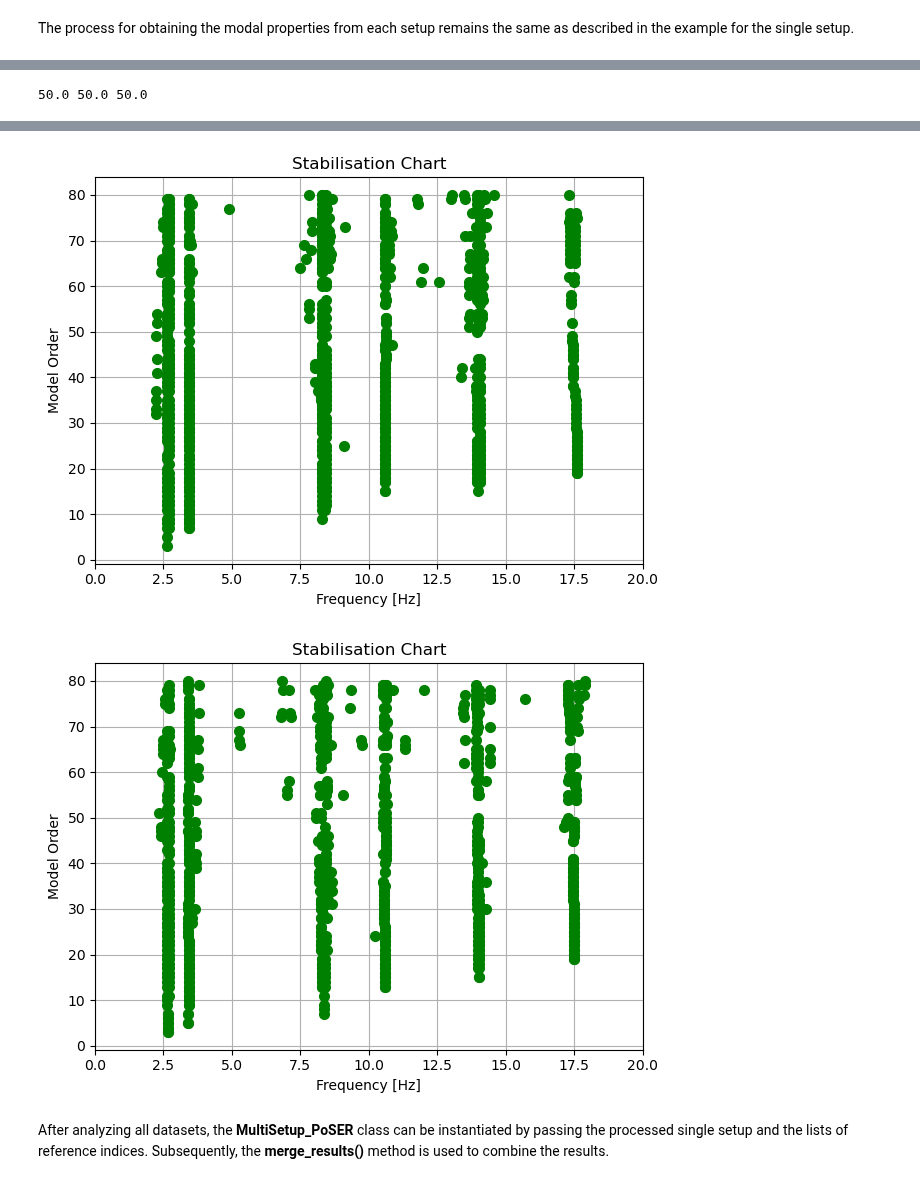
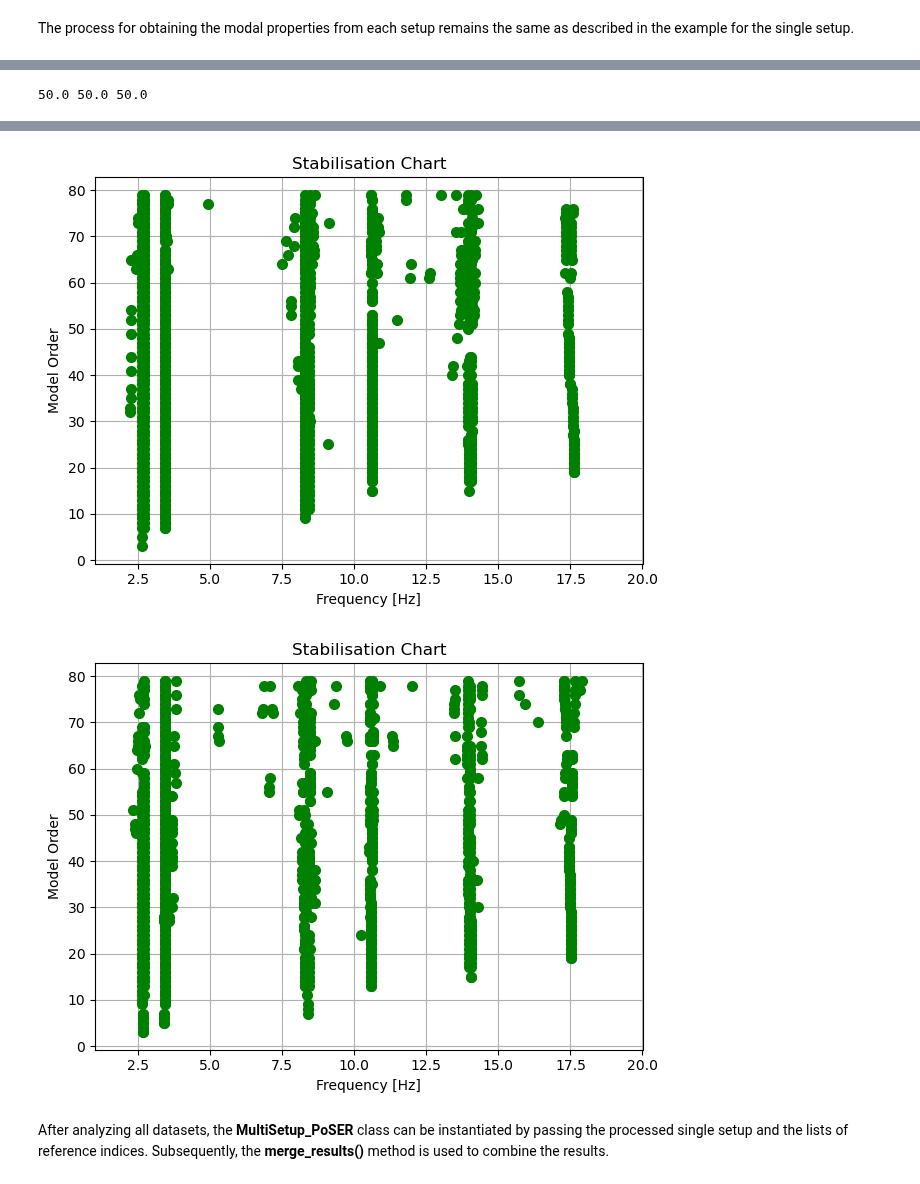
Before and after one commit to dagghe/pyOMA2, a Jupyter notebook: Examples/Example2_MultiSetupPoSER.ipynb, the cells around one changed output, grey strips where cells are left out. Drawn from its saved outputs; the diff is of its cells as text; code cells hidden in the pictures.

```diff
--- a/Examples/Example2_MultiSetupPoSER.ipynb
+++ b/Examples/Example2_MultiSetupPoSER.ipynb
@@ -16,9 +16,9 @@ from pyoma2.OMA import MultiSetup_PoSER, SingleSetup
 For the poSER approach, after importing the necessary modules and data, we need to create as many single setup class instances as there are datasets available.
 # %%
 # import data files
-set1 = np.load("./src/pyoma2/test_data/3SL/set1.npy", allow_pickle=True)
-set2 = np.load("./src/pyoma2/test_data/3SL/set2.npy", allow_pickle=True)
-set3 = np.load("./src/pyoma2/test_data/3SL/set3.npy", allow_pickle=True)
+set1 = np.load("../src/pyoma2/test_data/3SL/set1.npy", allow_pickle=True)
+set2 = np.load("../src/pyoma2/test_data/3SL/set2.npy", allow_pickle=True)
+set3 = np.load("../src/pyoma2/test_data/3SL/set3.npy", allow_pickle=True)
 # %% [markdown]
 The process for obtaining the modal properties from each setup remains the same as described in the example for the single setup.
 # %%
@@ -50,9 +50,9 @@ ss3.add_algorithms(ssicov3)
 ss3.run_all()
 
 # Plot stabilisation chart
-ssicov1.plot_STDiag(freqlim=20)
-ssicov2.plot_STDiag(freqlim=20)
-ssicov3.plot_STDiag(freqlim=20)
+fig, ax = ssicov1.plot_STDiag(freqlim=(1,20))
+fig1, ax1 = ssicov2.plot_STDiag(freqlim=(1,20))
+fig2, ax2 = ssicov3.plot_STDiag(freqlim=(1,20))
 
 ss1.MPE(
     "SSIcov1",
@@ -87,5 +87,5 @@ ss3.MPE(
-[figure, old version]
+[figure, new version]
-[figure, old version]
+[figure, new version]
 # %% [markdown]
 After analyzing all datasets, the **MultiSetup_PoSER** class can be instantiated by passing the processed single setup and the lists of reference indices. Subsequently, the **merge_results()** method is used to combine the results.
 # %%
```
Also changed, not shown: parts of 3 cells of this notebook, 4 other files.
